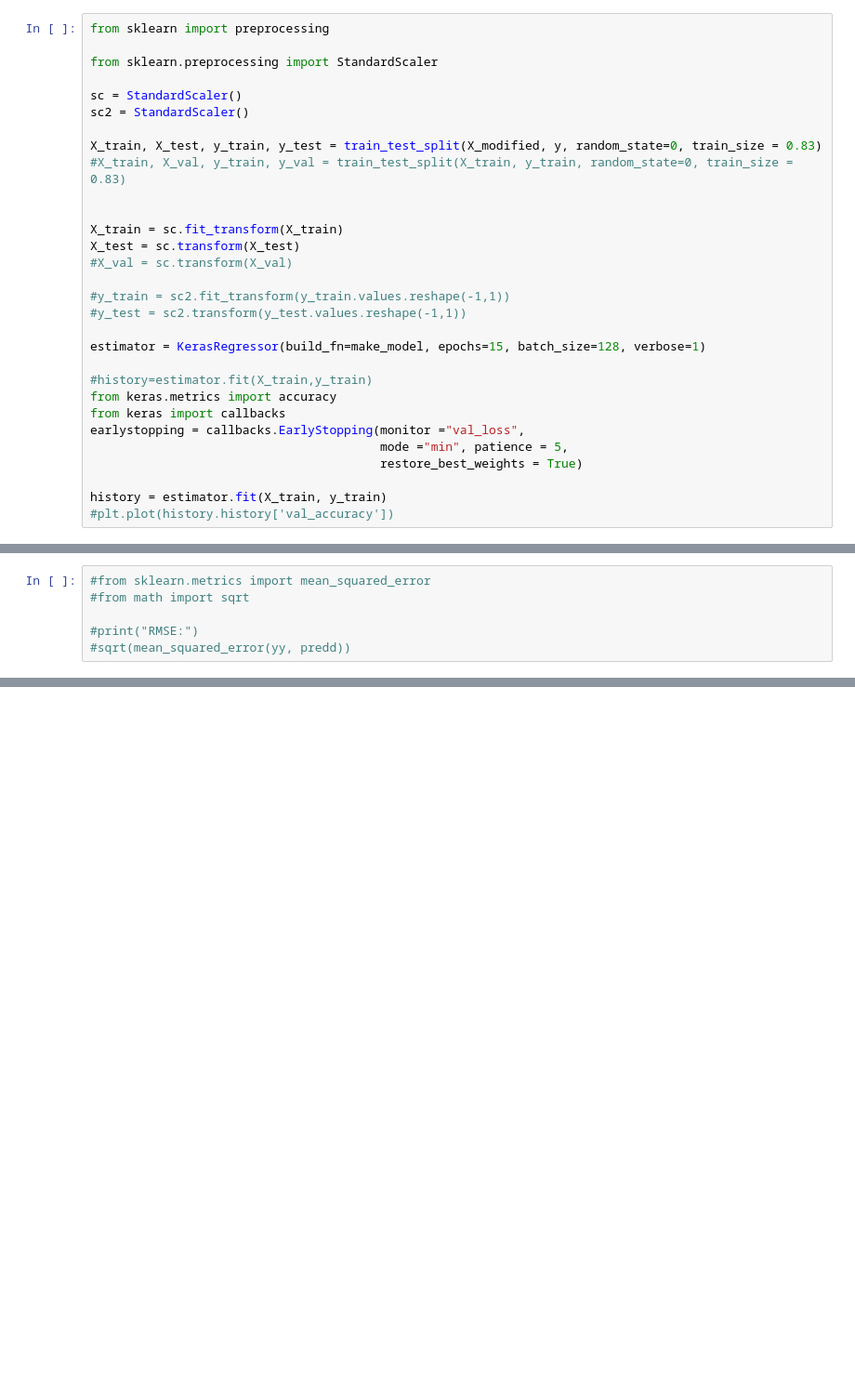
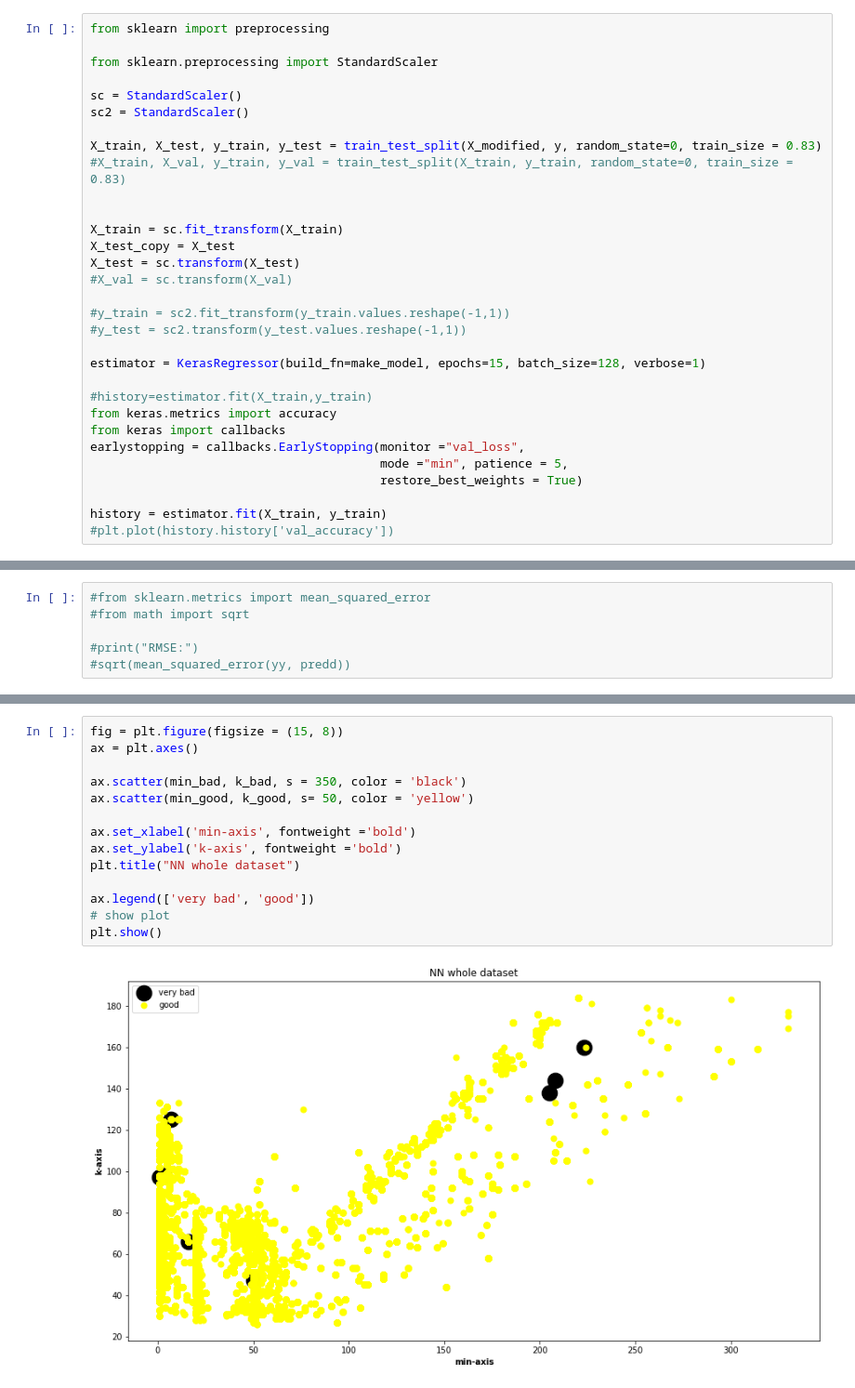
Before and after one commit to harel-coffee/pouw-auto, a Jupyter notebook: 4Neural_Network_Regression.ipynb, the cells around one changed output, grey strips where cells are left out. Shown at 93% size. Saved outputs shown, nothing was run; the diff lists cells and outputs as text; blank space fills up the shorter version.

```diff
--- a/4Neural_Network_Regression.ipynb
+++ b/4Neural_Network_Regression.ipynb
@@ -115,6 +115,7 @@ X_train, X_test, y_train, y_test = train_test_split(X_modified, y, random_state=
 
 
 X_train = sc.fit_transform(X_train)
+X_test_copy = X_test
 X_test = sc.transform(X_test)
 #X_val = sc.transform(X_val)
 
@@ -205,0 +245,16 @@ RMSE:
+# %%
+fig = plt.figure(figsize = (15, 8))
+ax = plt.axes()
+
+ax.scatter(min_bad, k_bad, s = 350, color = 'black')
+ax.scatter(min_good, k_good, s= 50, color = 'yellow')
+
+ax.set_xlabel('min-axis', fontweight ='bold')
+ax.set_ylabel('k-axis', fontweight ='bold')
+plt.title("NN whole dataset")
+
+ax.legend(['very bad', 'good'])
+# show plot
+plt.show()
+# %% [output]
+[figure, added]
```
Also changed, not shown: parts of 8 cells of this notebook.
